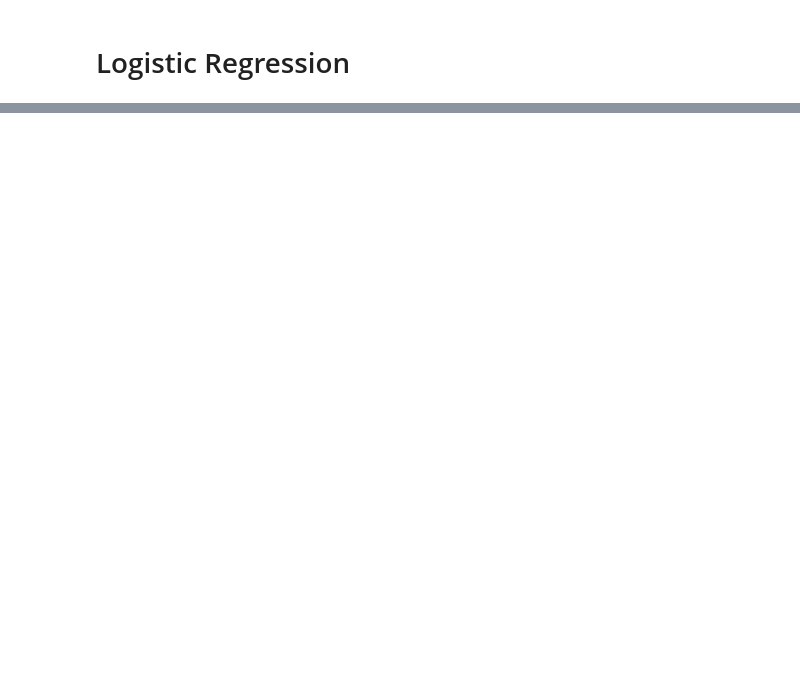
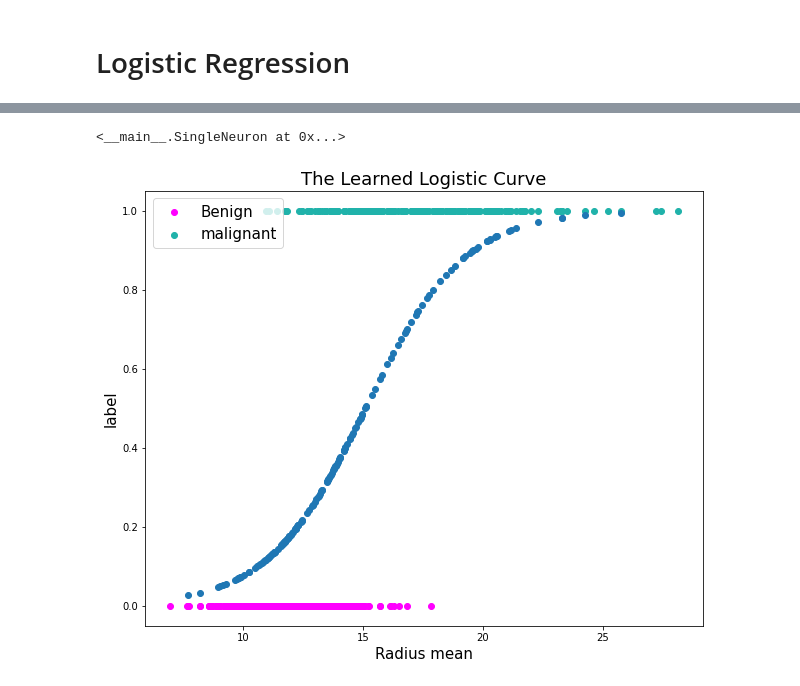
Before and after one commit to TrellixVulnTeam/ThanhLa_Data4319_2I89, a Jupyter notebook: 4. Logistic Regression/source_4.ipynb, the cells around one changed output, grey strips where cells are left out. Saved outputs shown, nothing was run; the diff lists cells and outputs as text; code cells hidden in the pictures; blank space fills up the shorter version.

```diff
--- a/4. Logistic Regression/source_4.ipynb
+++ b/4. Logistic Regression/source_4.ipynb
@@ -48,6 +75,25 @@ class SingleNeuron(object):
     def predict(self, X):
         preactivation = np.dot(X, self.w_[:-1]) + self.w_[-1]
         return self.activation_function(preactivation)
+
+    def plot_cost_function(self):
+        fig, axs = plt.subplots(figsize = (10, 8))
+        axs.plot(range(1, len(self.errors_) + 1),
+                self.errors_,
+                label = "Cost function")
+        axs.set_xlabel("epochs", fontsize = 15)
+        axs.set_ylabel("Cost", fontsize = 15)
+        axs.legend(fontsize = 15)
+        axs.set_title("Cost Calculated after Epoch During Training", fontsize = 18)
+        plt.show()
+
+    def plot_decision_boundary(self, X, y, xstring="x", ystring="y"):
+        plt.figure(figsize = (10, 8))
+        plot_decision_regions(X, y, clf = self)
+        plt.title("Logistic Regression Neuron Decision Boundary", fontsize = 18)
+        plt.xlabel(xstring, fontsize = 15)
+        plt.ylabel(ystring, fontsize = 15)
+        plt.show()
 # %%
 def sigmoid(z):
     return 1.0/(1.0 + np.exp(-z))
@@ -55,5 +101,27 @@ def sigmoid(z):
 def cross_entropy_loss(y_hat, y):
     return - y*np.log(y_hat) - (1 - y)*np.log(1 - y_hat)
 
-node = SingleNeuron(sigmoid)
-node.train(X_train, y_train, alpha = 0.0001, epochs = 1000)
+glm_model = SingleNeuron(sigmoid, cross_entropy_loss)
+glm_model.train(X_train, y_train, alpha = 0.0001, epochs = 5000)
+# %% [output]
+<__main__.SingleNeuron at 0x...>
+# %%
+plt.figure(figsize = (10, 8))
+plt.scatter(benign.radius_mean,
+            np.zeros(len(benign)),
+            color = "magenta",
+            label = "Benign")
+plt.scatter(malignant.radius_mean,
+            np.ones(len(malignant)),
+            color = "lightseagreen",
+            label = "malignant")
+
+# domain = np.linspace(min(X_test), max(X_test), len(X_test))
+plt.scatter(X_test, glm_model.predict(X_test))
+plt.xlabel("Radius mean", fontsize = 15)
+plt.ylabel("label", fontsize = 15)
+plt.legend(fontsize = 15, loc = "upper left")
+plt.title("The Learned Logistic Curve", fontsize = 18)
+plt.show()
+# %% [output]
+[figure, added]
```
Also changed, not shown: parts of 16 cells of this notebook, 3 other files.
